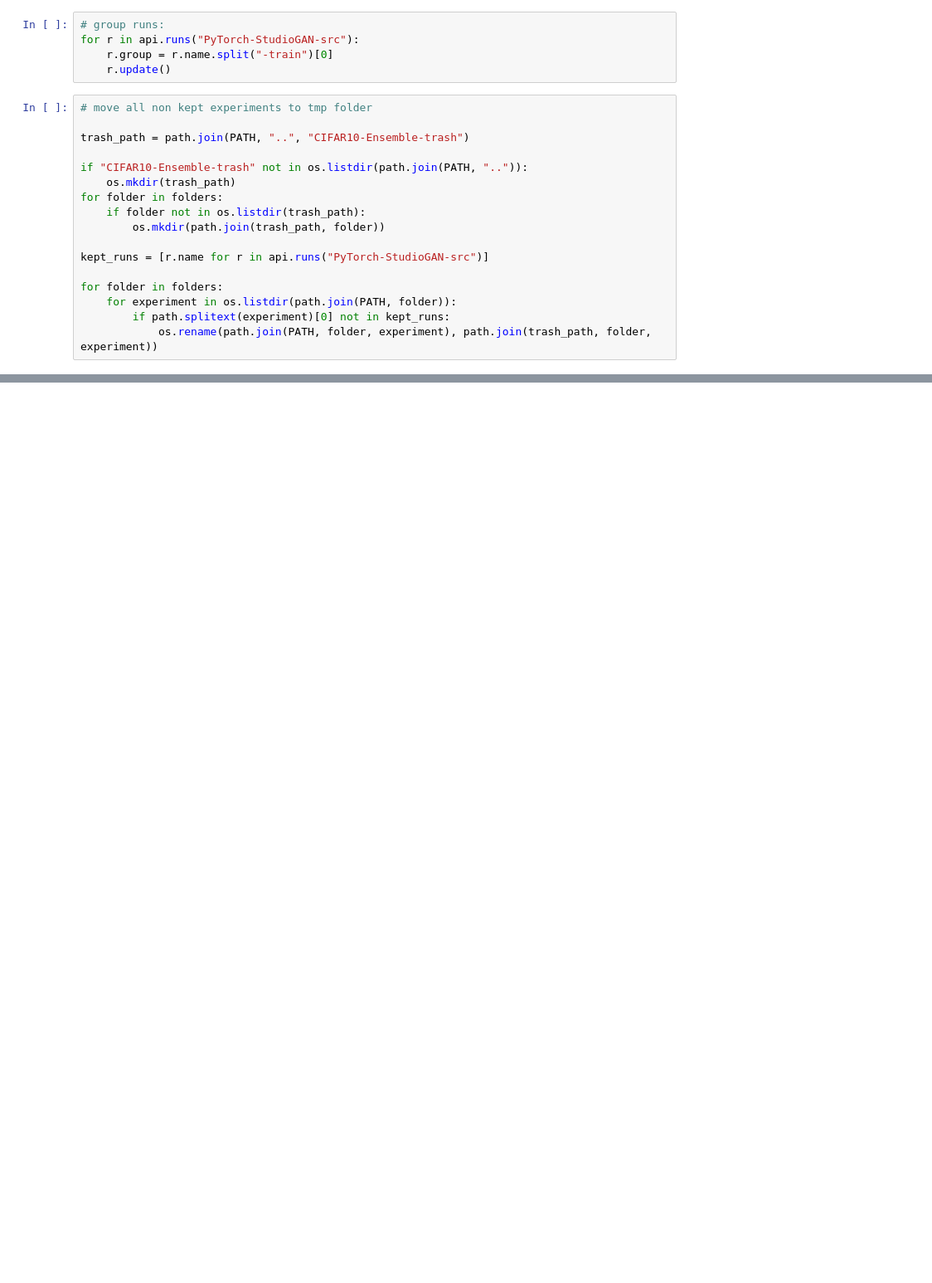
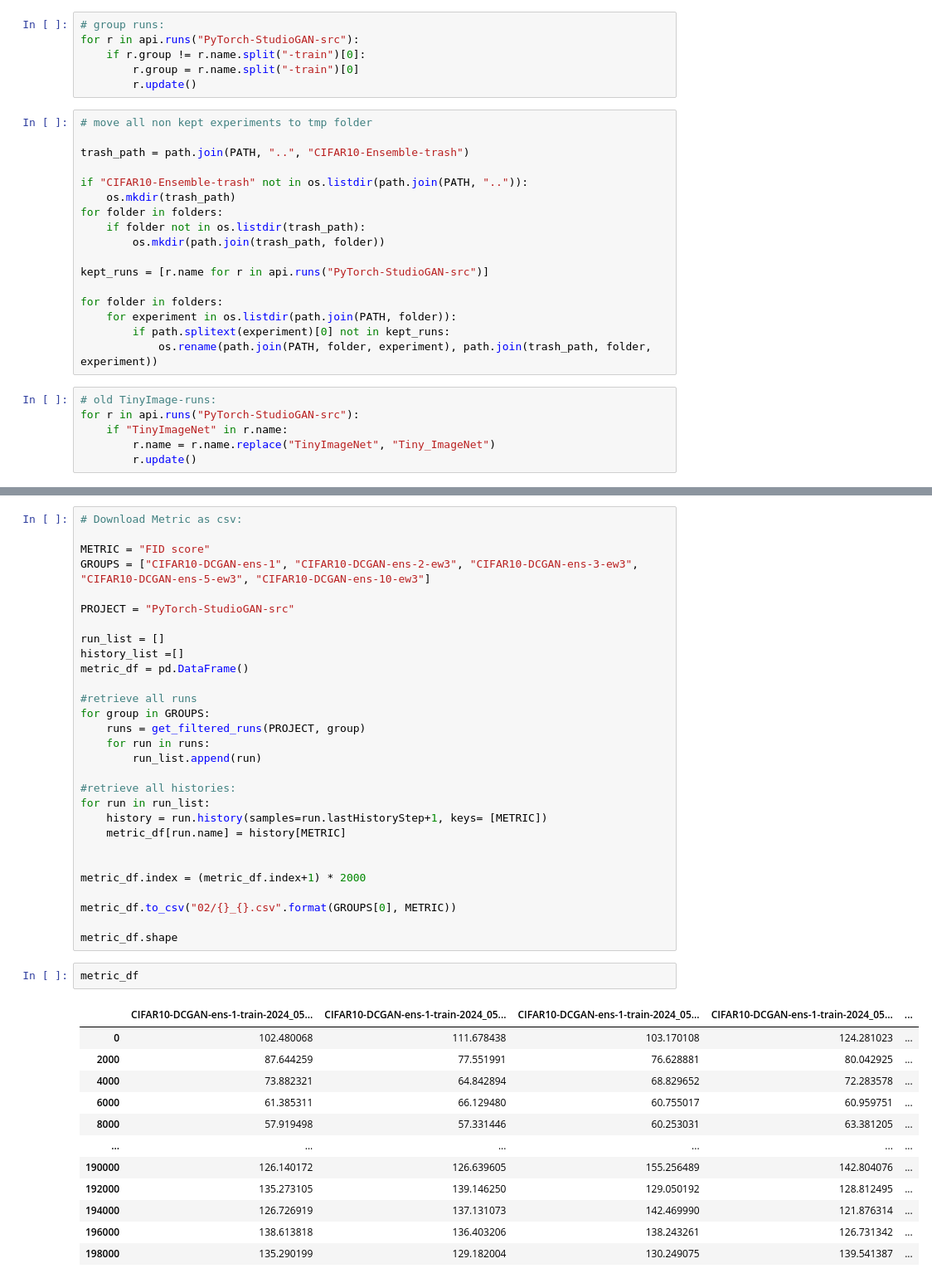
Before and after one commit to ben-schindler/PyTorch-StudioGAN, a Jupyter notebook: notebooks/02_Run_Management.ipynb, the cells around one changed output, grey strips where cells are left out. Shown at 83% size. Saved outputs shown, nothing was run; the diff lists cells and outputs as text; blank space fills up the shorter version.

```diff
--- a/notebooks/02_Run_Management.ipynb
+++ b/notebooks/02_Run_Management.ipynb
@@ -12,8 +13,9 @@ folders.remove("moments")
 # %%
 # group runs:
 for r in api.runs("PyTorch-StudioGAN-src"):
-    r.group = r.name.split("-train")[0]
-    r.update()
+    if r.group != r.name.split("-train")[0]:
+        r.group = r.name.split("-train")[0]
+        r.update()
 # %%
 # move all non kept experiments to tmp folder
 
@@ -31,3 +33,9 @@ for folder in folders:
     for experiment in os.listdir(path.join(PATH, folder)):
         if path.splitext(experiment)[0] not in kept_runs:
             os.rename(path.join(PATH, folder, experiment), path.join(trash_path, folder, experiment))
+# %%
+# old TinyImage-runs:
+for r in api.runs("PyTorch-StudioGAN-src"):
+    if "TinyImageNet" in r.name:
+        r.name = r.name.replace("TinyImageNet", "Tiny_ImageNet")
+        r.update()
@@ -33,0 +157,44 @@ for folder in folders:
+# %%
+# Download Metric as csv:
+
+METRIC = "FID score"
+GROUPS = ["CIFAR10-DCGAN-ens-1", "CIFAR10-DCGAN-ens-2-ew3", "CIFAR10-DCGAN-ens-3-ew3", "CIFAR10-DCGAN-ens-5-ew3", "CIFAR10-DCGAN-ens-10-ew3"]
+
+PROJECT = "PyTorch-StudioGAN-src"
+
+run_list = []
+history_list =[]
+metric_df = pd.DataFrame()
+
+#retrieve all runs
+for group in GROUPS:
+    runs = get_filtered_runs(PROJECT, group)
+    for run in runs:
+        run_list.append(run)
+
+#retrieve all histories:
+for run in run_list:
+    history = run.history(samples=run.lastHistoryStep+1, keys= [METRIC])
+    metric_df[run.name] = history[METRIC]
+
+
+metric_df.index = (metric_df.index+1) * 2000
+
+metric_df.to_csv("02/{}_{}.csv".format(GROUPS[0], METRIC))
+
+metric_df.shape
+# %%
+metric_df
+# %% [output]
+|  | CIFAR10-DCGAN-ens-1-train-2024_05... | CIFAR10-DCGAN-ens-1-train-2024_05... | CIFAR10-DCGAN-ens-1-train-2024_05... | CIFAR10-DCGAN-ens-1-train-2024_05... | ... |
+| 0 | 102.480068 | 111.678438 | 103.170108 | 124.281023 | ... |
+| 2000 | 87.644259 | 77.551991 | 76.628881 | 80.042925 | ... |
+| 4000 | 73.882321 | 64.842894 | 68.829652 | 72.283578 | ... |
+| 6000 | 61.385311 | 66.129480 | 60.755017 | 60.959751 | ... |
+| 8000 | 57.919498 | 57.331446 | 60.253031 | 63.381205 | ... |
+| ... | ... | ... | ... | ... | ... |
+| 190000 | 126.140172 | 126.639605 | 155.256489 | 142.804076 | ... |
+| 192000 | 135.273105 | 139.146250 | 129.050192 | 128.812495 | ... |
+| 194000 | 126.726919 | 137.131073 | 142.469990 | 121.876314 | ... |
+| 196000 | 138.613818 | 136.403206 | 138.243261 | 126.731342 | ... |
+| 198000 | 135.290199 | 129.182004 | 130.249075 | 139.541387 | ... |
```
Also changed, not shown: parts of 7 cells of this notebook, 7 other files.
